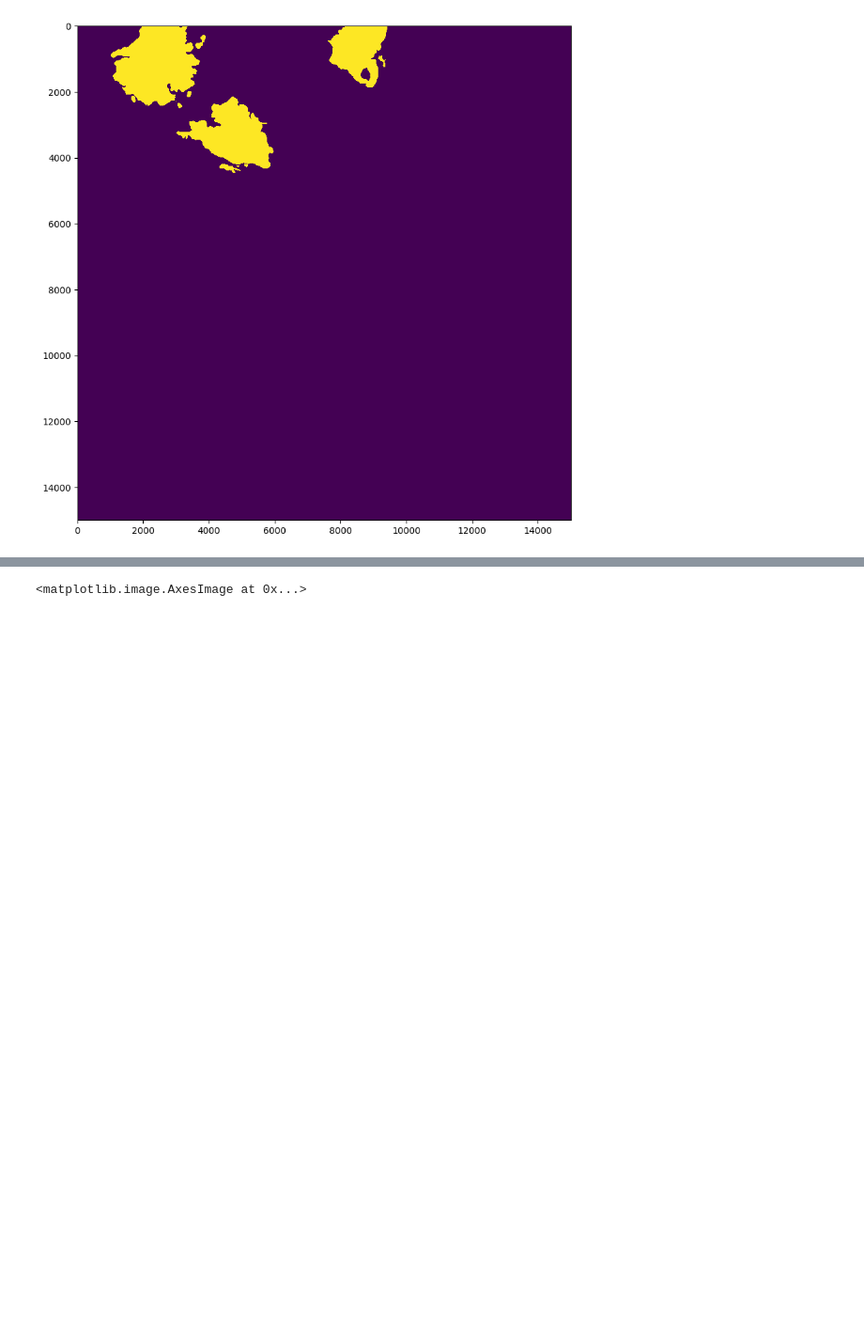
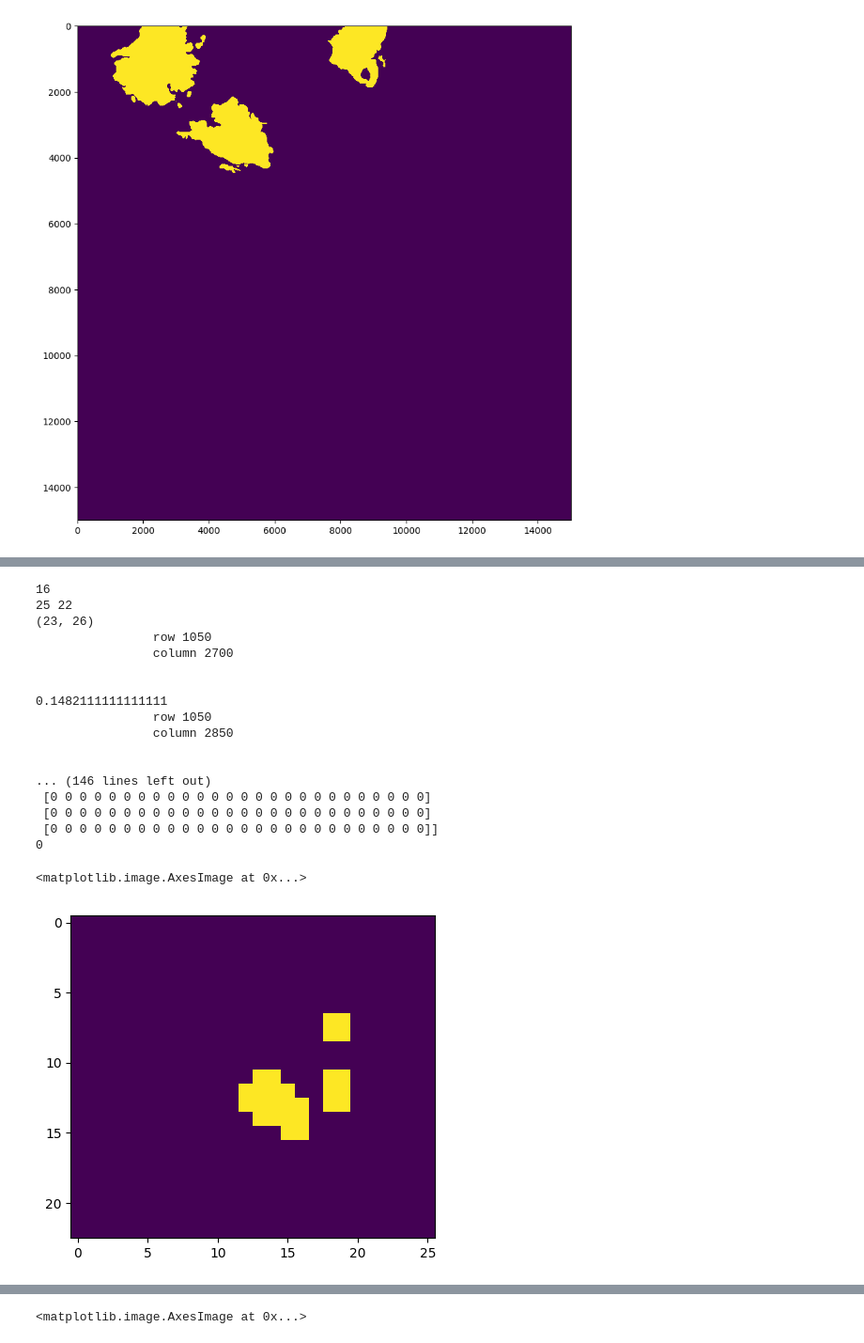
Before and after one commit to akoo-45/cancer-detection, a Jupyter notebook: cancer_detection.ipynb, the cells around one changed output, grey strips where cells are left out. Shown at 94% size. Cells and saved outputs as stored; diff of their text form; code cells hidden in the pictures; blank space fills up the shorter version.

```diff
--- a/cancer_detection.ipynb
+++ b/cancer_detection.ipynb
@@ -226 +220,75 @@ plt.imshow(mask_image)
+# %%
+# What regions of cancer do we predict?
+level = 4
+
+patch_x_dim = 300
+patch_y_dim = 300
+downsample = 2 ** level
+print(downsample)
+
+num_patch_x = slide.level_dimensions[level][0] // (patch_x_dim // 2)
+num_patch_y = slide.level_dimensions[level][1] // (patch_y_dim // 2)
+print(num_patch_x, num_patch_y) # 25, 22
+
+masks = []
+matrix = np.zeros((num_patch_y + 1, num_patch_x + 1), dtype=int)
+print(matrix.shape)
+# for every row
+for i in range(0, num_patch_y + 1):
+  # span every cell
+  for j in range(0, num_patch_x + 1):
+    mask_image = read_slide(tumor_mask,
+                             x=(0 + j * patch_x_dim // 2) * downsample, # 128 = downsample factor
+                             y=(0 + i * patch_y_dim // 2) * downsample,
+                             level=level,
+                             width=patch_x_dim,
+                             height=patch_y_dim) # edge cases?
+    mask_image = mask_image[:,:,0] # RGB =>
+
+    # count tumors in the patch
+    count = 0
+    tumorcount = 0
+    # every row
+    for row in mask_image:
+      for cell in row:
+        if int(cell) == 1:
+          count += 1
+    perc = count / (300 * 300) # percentage wise
+#     print(perc)
+    if perc > 0.1:
+      masks.append(1)
+      print('\t\trow', i * patch_y_dim // 2)
+      print('\t\tcolumn', j * patch_x_dim // 2)
+      print('\n')
+      print(perc)
+      matrix[i][j] = 1
+      tumorcount = tumorcount + 1
+    else:
+      masks.append(0)
+      matrix[i][j] = 0
+print(matrix)
+print(tumorcount)
+
+plt.figure(figsize=(5,5), dpi=100)
+plt.imshow(matrix)
+# %% [output]
+16
+25 22
+(23, 26)
+                row 1050
+                column 2700
+
+
+0.1482111111111111
+                row 1050
+                column 2850
+
+
+... (146 lines left out)
+ [0 0 0 0 0 0 0 0 0 0 0 0 0 0 0 0 0 0 0 0 0 0 0 0 0 0]
+ [0 0 0 0 0 0 0 0 0 0 0 0 0 0 0 0 0 0 0 0 0 0 0 0 0 0]
+ [0 0 0 0 0 0 0 0 0 0 0 0 0 0 0 0 0 0 0 0 0 0 0 0 0 0]]
+0
+<matplotlib.image.AxesImage at 0x...>
+[figure, added]
 # %%
```
Also changed, not shown: parts of 2 cells of this notebook.
